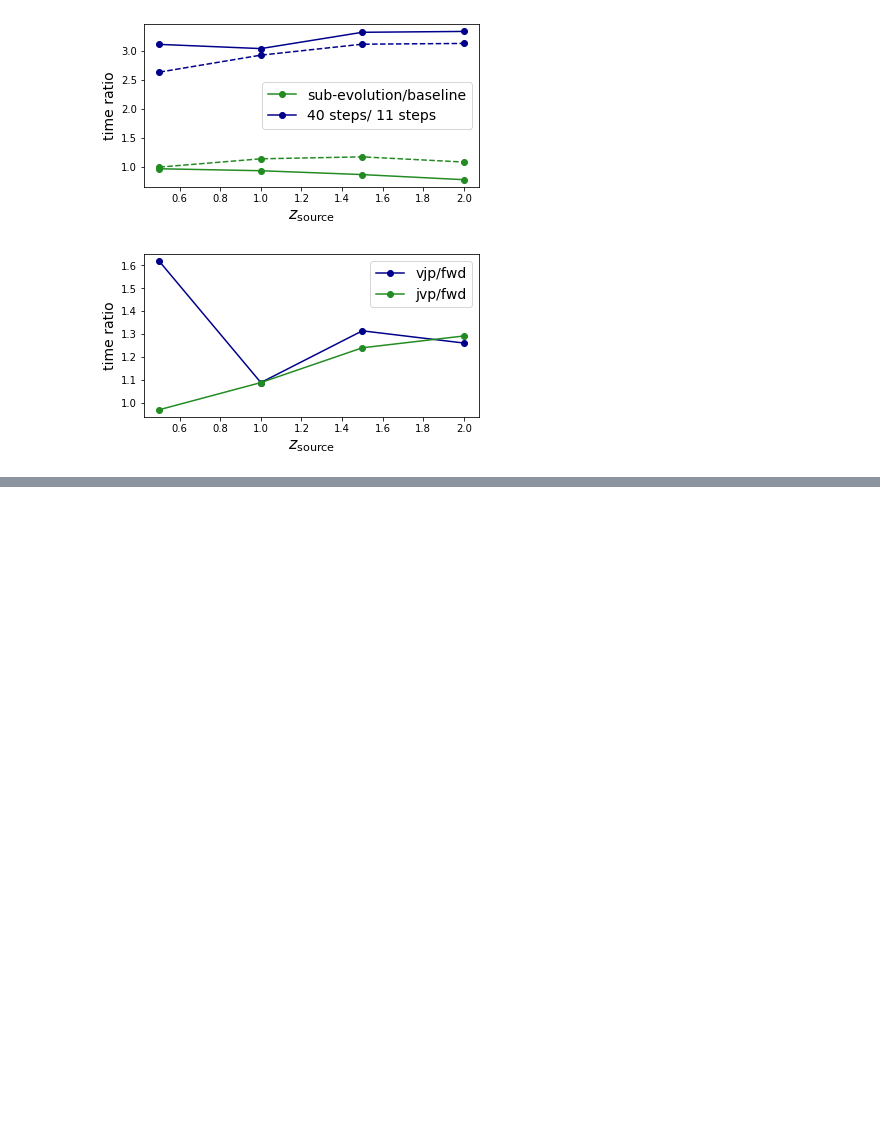
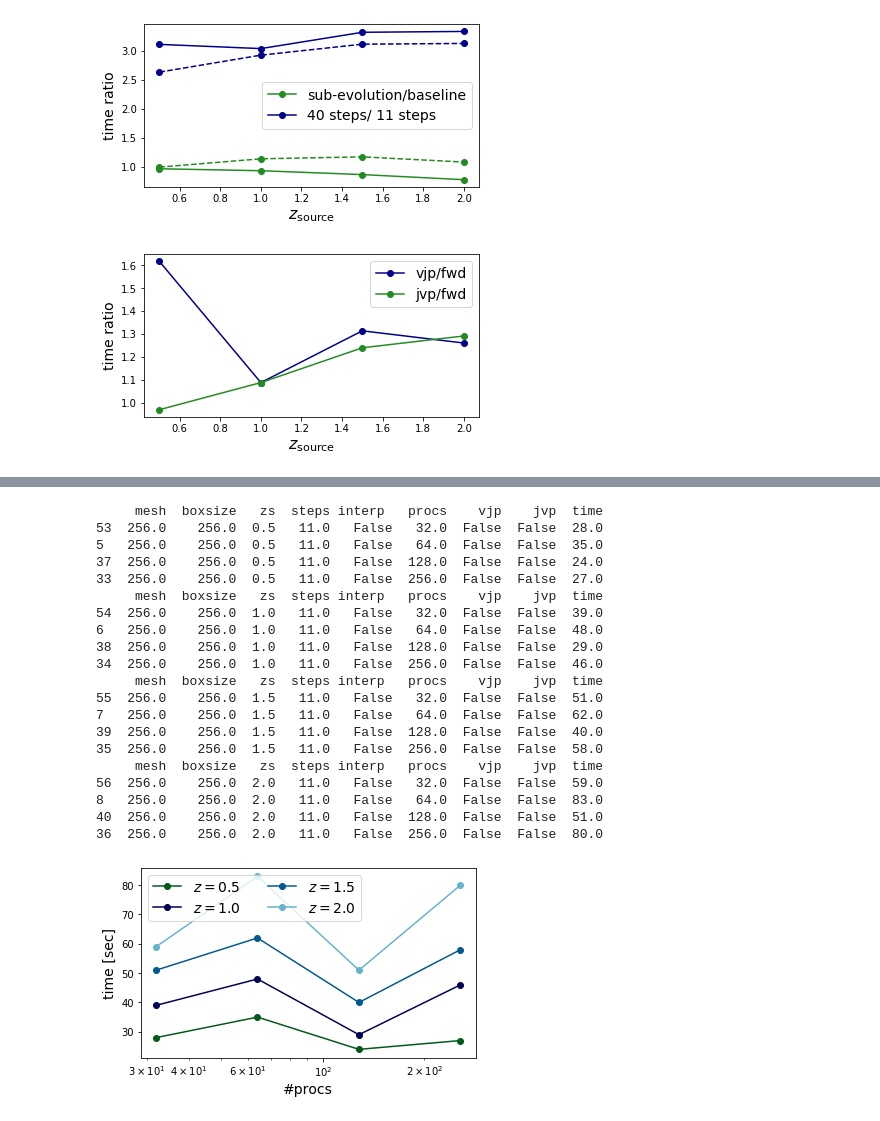
Before and after one commit to VMBoehm/MADLens, a Jupyter notebook: notebooks/TimingTests.ipynb, the cells around one changed output, grey strips where cells are left out. Cells and saved outputs as stored; diff of their text form; code cells hidden in the pictures; blank space fills up the shorter version.

```diff
--- a/notebooks/TimingTests.ipynb
+++ b/notebooks/TimingTests.ipynb
@@ -95 +138,43 @@ plt.show()
 [figure]
+# %%
+plt.figure(figsize=(6,3.5))
+dd = select(df, ['mesh','boxsize'],[256,256])
+
+d_1 = select(dd, ['interp ', 'steps', 'vjp', 'jvp'], [False, 11, False, False])
+
+cm_subsection = np.linspace(0.1, 0.8,len(d_1['zs'].unique()) )
+
+colors = [ cm.ocean(x) for x in cm_subsection ]
+for ii, z in enumerate(d_1['zs'].unique()):
+    d_11 = d_1[d_1['zs']==z]
+    d_11 = d_11.sort_values('procs')
+    print(d_11)
+    plt.semilogx(d_11['procs'], d_11['time'].to_numpy(),marker='o', color=colors[ii],label='$z=$%.1f'%z)
+#     print(d1)
+plt.legend(fontsize=14,ncol=2)
+plt.ylabel('time [sec]', fontsize=14)
+plt.xlabel('#procs', fontsize=14)
+plt.savefig(os.path.join(PLOTPATH,'timing_procs_1.pdf'),bbox_inches='tight')
+plt.show()
+# %% [output]
+     mesh  boxsize   zs  steps interp   procs    vjp    jvp  time
+53  256.0    256.0  0.5   11.0   False   32.0  False  False  28.0
+5   256.0    256.0  0.5   11.0   False   64.0  False  False  35.0
+37  256.0    256.0  0.5   11.0   False  128.0  False  False  24.0
+33  256.0    256.0  0.5   11.0   False  256.0  False  False  27.0
+     mesh  boxsize   zs  steps interp   procs    vjp    jvp  time
+54  256.0    256.0  1.0   11.0   False   32.0  False  False  39.0
+6   256.0    256.0  1.0   11.0   False   64.0  False  False  48.0
+38  256.0    256.0  1.0   11.0   False  128.0  False  False  29.0
+34  256.0    256.0  1.0   11.0   False  256.0  False  False  46.0
+     mesh  boxsize   zs  steps interp   procs    vjp    jvp  time
+55  256.0    256.0  1.5   11.0   False   32.0  False  False  51.0
+7   256.0    256.0  1.5   11.0   False   64.0  False  False  62.0
+39  256.0    256.0  1.5   11.0   False  128.0  False  False  40.0
+35  256.0    256.0  1.5   11.0   False  256.0  False  False  58.0
+     mesh  boxsize   zs  steps interp   procs    vjp    jvp  time
+56  256.0    256.0  2.0   11.0   False   32.0  False  False  59.0
+8   256.0    256.0  2.0   11.0   False   64.0  False  False  83.0
+40  256.0    256.0  2.0   11.0   False  128.0  False  False  51.0
+36  256.0    256.0  2.0   11.0   False  256.0  False  False  80.0
+[figure, added]
```
Also changed, not shown: parts of 3 cells of this notebook, 4 other files.
